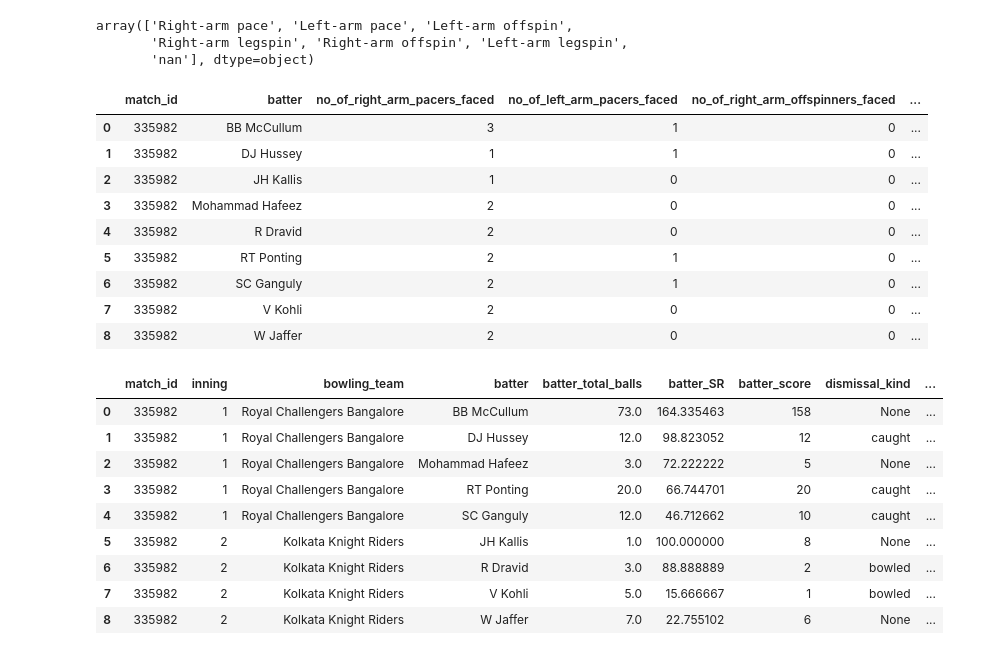
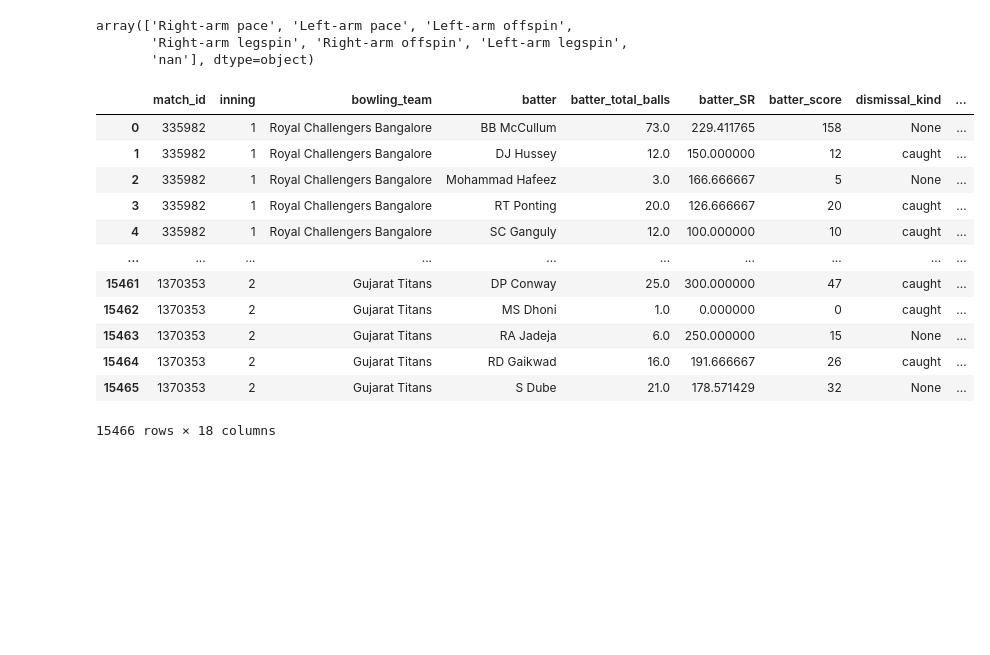
Before and after one commit to depleur/cricforecast, a Jupyter notebook: xR_data_augmentation.ipynb, the cells around one changed output. Drawn from its saved outputs; the diff is of its cells as text; code cells hidden in the pictures; blank space fills up the shorter version.

```diff
--- a/xR_data_augmentation.ipynb
+++ b/xR_data_augmentation.ipynb
@@ -111,7 +119,7 @@ unnecessary_cols = [
     'batting_team', 'batsman_runs', 'over', 'ball', 'total_runs',
     'non_striker', 'extra_runs', 'extras_type', 'is_wicket',
     'player_dismissed', 'fielder', 'season', 'city',
-    'player_of_match', 'venue', 'team1', 'team2', 'toss_winner',
+    'player_of_match', 'team1', 'team2', 'toss_winner',
     'toss_decision', 'winner', 'result', 'result_margin', 'target_runs',
     'target_overs', 'super_over', 'method', 'umpire1', 'umpire2',
     'cumulative_innings_total', 'innings_total_runs',
@@ -176,9 +184,9 @@ array(['Right-arm pace', 'Left-arm pace', 'Left-arm offspin',
 # print(df_reduced.columns)
 # %%
 # player name, runs scored in match, no. of each bowler type, for each batter: match-wise rows, batting pos, innings, venue
-# %%
-df_reduced = df_reduced.loc[0:140]
 # %%
+from tqdm import tqdm
+
 df_reduced['no_of_right_arm_pacers_faced'] = 0
 df_reduced['no_of_left_arm_pacers_faced'] = 0
 df_reduced['no_of_right_arm_offspinners_faced'] = 0
@@ -191,7 +199,7 @@ df_reduced['no_of_left_arm_legspinners_faced'] = 0
 bowlers_faced = {}
 
 # Iterate through the DataFrame
-for idx, row in df_reduced.iterrows():
+for idx, row in tqdm(df_reduced.iterrows(), total=len(df_reduced)):
     match_id = row['match_id']
     batter = row['batter']
     bowler = row['bowler']
@@ -236,62 +244,53 @@ for idx, row in df_reduced.iterrows():
 # jh_kallis_rows = df_reduced[(df_reduced['match_id'] == 335982) & (df_reduced['batter'] == 'JH Kallis')]
 # jh_kallis_rows
 # %%
-aggregated_df = df_reduced.groupby(['match_id', 'batter']).agg({
-    'no_of_right_arm_pacers_faced': 'max',
-    'no_of_left_arm_pacers_faced': 'max',
-    'no_of_right_arm_offspinners_faced': 'max',
-    'no_of_left_arm_offpacers_faced': 'max',
-    'no_of_right_arm_legspinners_faced': 'max',
-    'no_of_left_arm_legspinners_faced': 'max'
-}).reset_index()
+# aggregated_df = df_reduced.groupby(['match_id', 'batter']).agg({
+#     'no_of_right_arm_pacers_faced': 'max',
+#     'no_of_left_arm_pacers_faced': 'max',
+#     'no_of_right_arm_offspinners_faced': 'max',
+#     'no_of_left_arm_offpacers_faced': 'max',
+#     'no_of_right_arm_legspinners_faced': 'max',
+#     'no_of_left_arm_legspinners_faced': 'max'
+# }).reset_index()
 
-# Optionally merge other columns if necessary
-# For example, merging the date, match_type etc. (taking the first occurrence)
-other_columns = df_reduced[['match_id', 'date', 'match_type']].drop_duplicates()
+# # Optionally merge other columns if necessary
+# # For example, merging the date, match_type etc. (taking the first occurrence)
+# other_columns = df_reduced[['match_id', 'date', 'match_type']].drop_duplicates()
 
-# Merging with the aggregated data
-final_df = pd.merge(aggregated_df, other_columns, on='match_id', how='left')
+# # Merging with the aggregated data
+# final_df = pd.merge(aggregated_df, other_columns, on='match_id', how='left')
 
-final_df
+# final_df
-# %% [output]
-|  | match_id | batter | no_of_right_arm_pacers_faced | no_of_left_arm_pacers_faced | no_of_right_arm_offspinners_faced | ... |
-| 0 | 335982 | BB McCullum | 3 | 1 | 0 | ... |
-| 1 | 335982 | DJ Hussey | 1 | 1 | 0 | ... |
-| 2 | 335982 | JH Kallis | 1 | 0 | 0 | ... |
-| 3 | 335982 | Mohammad Hafeez | 2 | 0 | 0 | ... |
-| 4 | 335982 | R Dravid | 2 | 0 | 0 | ... |
-| 5 | 335982 | RT Ponting | 2 | 1 | 0 | ... |
-| 6 | 335982 | SC Ganguly | 2 | 1 | 0 | ... |
-| 7 | 335982 | V Kohli | 2 | 0 | 0 | ... |
-| 8 | 335982 | W Jaffer | 2 | 0 | 0 | ... |
 # %%
 aggregated_df = df_reduced.groupby(['match_id', 'inning', 'bowling_team', 'batter']).agg({
-    'batter_total_runs': 'max',
     'batter_total_balls': 'max',
-    'batter_SR': 'mean',
+    'batter_SR': 'max',
     'batter_score': 'max',
     'dismissal_kind': 'first',
     'date': 'first',
     'match_type': 'first',
+    'venue': 'first',
     'no_of_right_arm_pacers_faced': 'max',
     'no_of_left_arm_pacers_faced': 'max',
     'no_of_right_arm_offspinners_faced': 'max',
     'no_of_left_arm_offpacers_faced': 'max',
     'no_of_right_arm_legspinners_faced': 'max',
     'no_of_left_arm_legspinners_faced': 'max',
     'no_of_left_arm_offspinners_faced': 'max'
 }).reset_index()
 
-aggregated_df.drop(columns=['batter_total_runs'], inplace=True)
 aggregated_df
 # %% [output]
 |  | match_id | inning | bowling_team | batter | batter_total_balls | batter_SR | batter_score | dismissal_kind | ... |
-| 0 | 335982 | 1 | Royal Challengers Bangalore | BB McCullum | 73.0 | 164.335463 | 158 | None | ... |
-| 1 | 335982 | 1 | Royal Challengers Bangalore | DJ Hussey | 12.0 | 98.823052 | 12 | caught | ... |
-| 2 | 335982 | 1 | Royal Challengers Bangalore | Mohammad Hafeez | 3.0 | 72.222222 | 5 | None | ... |
-| 3 | 335982 | 1 | Royal Challengers Bangalore | RT Ponting | 20.0 | 66.744701 | 20 | caught | ... |
-| 4 | 335982 | 1 | Royal Challengers Bangalore | SC Ganguly | 12.0 | 46.712662 | 10 | caught | ... |
-| 5 | 335982 | 2 | Kolkata Knight Riders | JH Kallis | 1.0 | 100.000000 | 8 | None | ... |
-| 6 | 335982 | 2 | Kolkata Knight Riders | R Dravid | 3.0 | 88.888889 | 2 | bowled | ... |
-| 7 | 335982 | 2 | Kolkata Knight Riders | V Kohli | 5.0 | 15.666667 | 1 | bowled | ... |
-| 8 | 335982 | 2 | Kolkata Knight Riders | W Jaffer | 7.0 | 22.755102 | 6 | None | ... |
+| 0 | 335982 | 1 | Royal Challengers Bangalore | BB McCullum | 73.0 | 229.411765 | 158 | None | ... |
+| 1 | 335982 | 1 | Royal Challengers Bangalore | DJ Hussey | 12.0 | 150.000000 | 12 | caught | ... |
+| 2 | 335982 | 1 | Royal Challengers Bangalore | Mohammad Hafeez | 3.0 | 166.666667 | 5 | None | ... |
+| 3 | 335982 | 1 | Royal Challengers Bangalore | RT Ponting | 20.0 | 126.666667 | 20 | caught | ... |
+| 4 | 335982 | 1 | Royal Challengers Bangalore | SC Ganguly | 12.0 | 100.000000 | 10 | caught | ... |
+| ... | ... | ... | ... | ... | ... | ... | ... | ... | ... |
+| 15461 | 1370353 | 2 | Gujarat Titans | DP Conway | 25.0 | 300.000000 | 47 | caught | ... |
+| 15462 | 1370353 | 2 | Gujarat Titans | MS Dhoni | 1.0 | 0.000000 | 0 | caught | ... |
+| 15463 | 1370353 | 2 | Gujarat Titans | RA Jadeja | 6.0 | 250.000000 | 15 | None | ... |
+| 15464 | 1370353 | 2 | Gujarat Titans | RD Gaikwad | 16.0 | 191.666667 | 26 | caught | ... |
+| 15465 | 1370353 | 2 | Gujarat Titans | S Dube | 21.0 | 178.571429 | 32 | None | ... |
+15466 rows × 18 columns
```
Also changed, not shown: parts of 2 cells of this notebook.
